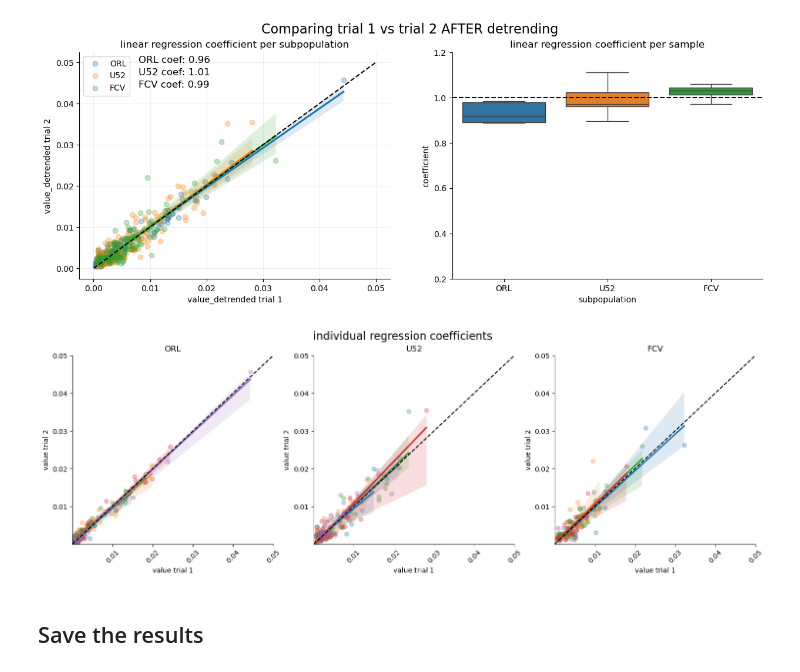
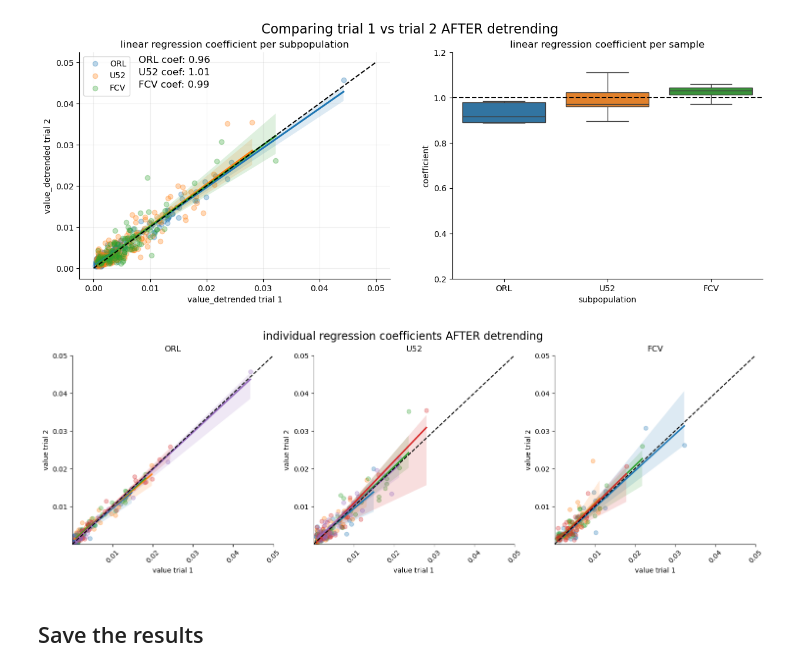
Before and after one commit to brian-arnold/whole_AL_segmentation, a Jupyter notebook: 02_detrend_data.ipynb, the cells around one changed output. Cells and saved outputs as stored; diff of their text form; code cells hidden in the pictures.

Commit message:
updated plot title

```diff
--- a/02_detrend_data.ipynb
+++ b/02_detrend_data.ipynb
@@ -355,27 +355,27 @@ subpop FCV intercept: [0.00029553]
 # %%
 fig, axs = plt.subplots(1, 3, figsize=(18,5))
 for i,subpop in enumerate(df.subpop.unique()):
     for samp in df[df.subpop == subpop].samp.unique():
 
         X = list(df[(df.trial==1) & (df.samp == samp)]['value_detrended'])
         Y = list(df[(df.trial==2) & (df.samp == samp)]['value_detrended'])
         sns.regplot(x=X,
                     y=Y,
                     label=samp,
                     ax=axs[i],
                     scatter_kws={'alpha':0.3})
     axs[i].set_xlabel('value trial 1')
     axs[i].set_ylabel('value trial 2')
     axs[i].set_xlim(0.00001,0.05)
     axs[i].set_ylim(0.00001,0.05)
     axs[i].set_title(subpop)
     axs[i].tick_params(axis='x', rotation=45)
     axs[i].plot([0,0.05],[0,0.05], color='black', linestyle='--')
 
-fig.suptitle('individual regression coefficients', fontsize=16)
+fig.suptitle('individual regression coefficients AFTER detrending', fontsize=16)
 sns.despine()
 # %% [output]
-[figure, old version]
+[figure, new version]
 # %% [markdown]
 ## Save the results
 # %%
```
